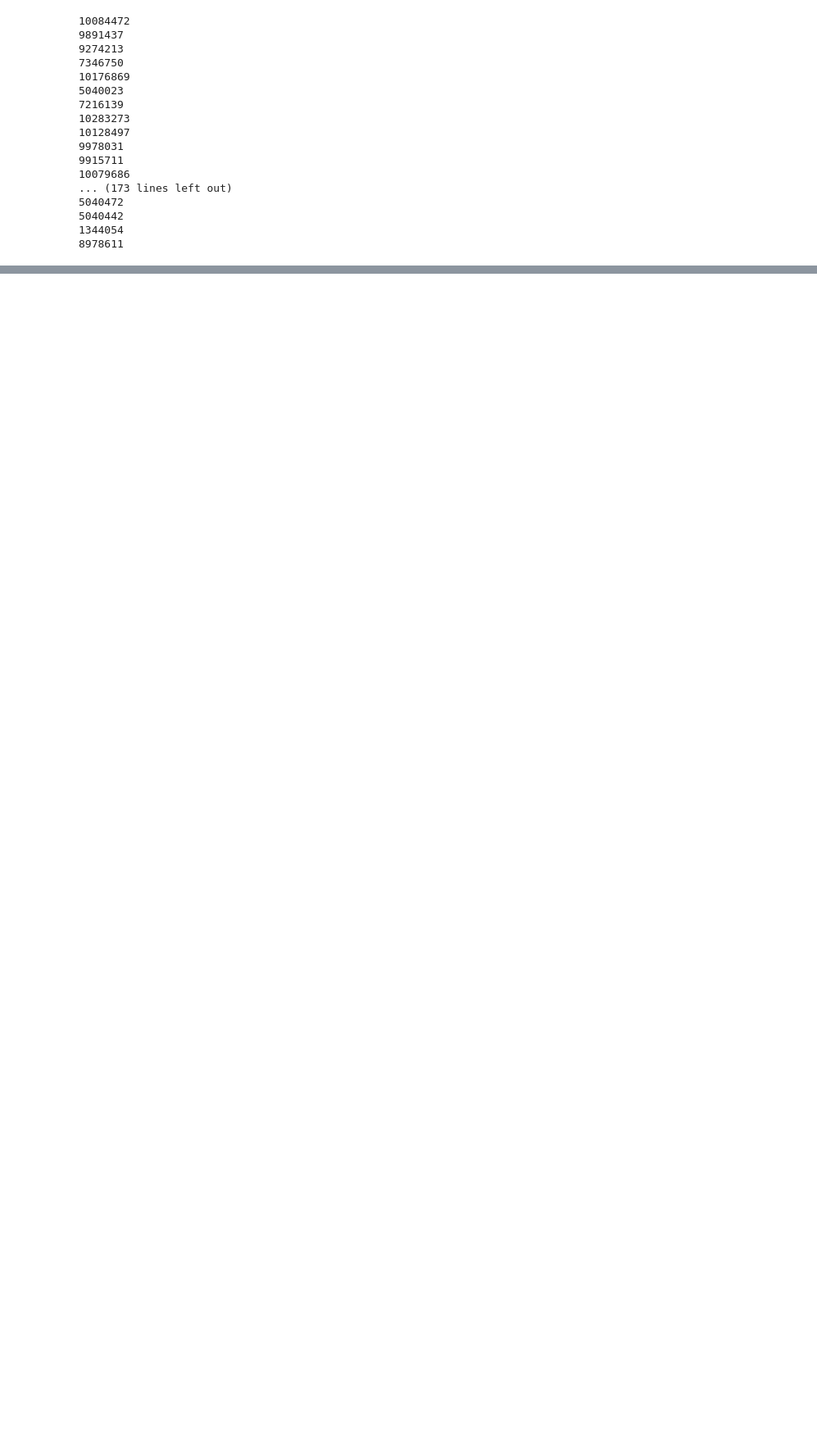
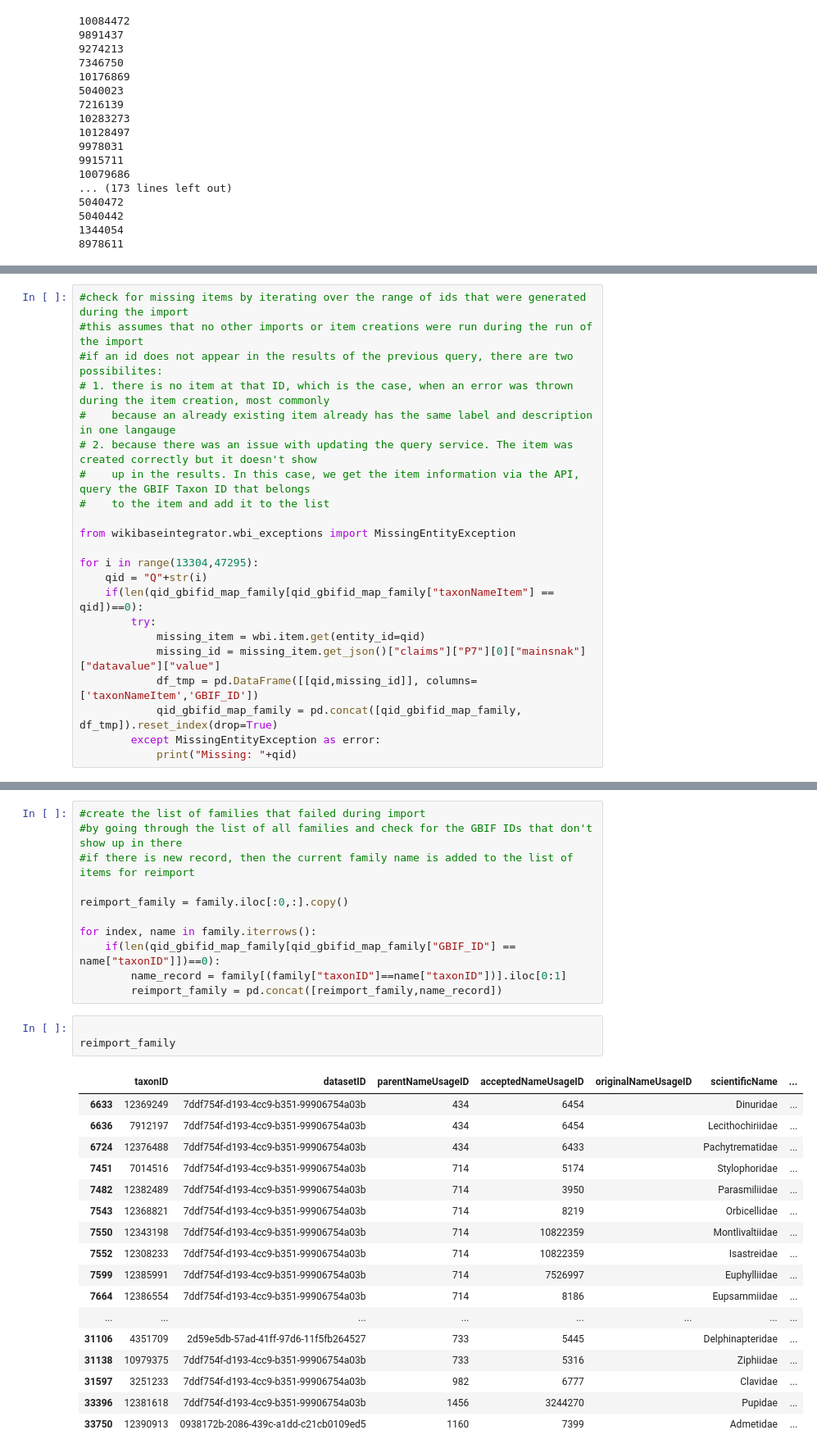
Before and after one commit to DavidFichtmueller/TRE-Import, a Jupyter notebook: TRE Taxonomic Backbone Import.ipynb, the cells around one changed output, grey strips where cells are left out. Shown at 82% size. Drawn from its saved outputs; the diff is of its cells as text; blank space fills up the shorter version.

Commit message:
Updated the scripts: family import, etc
also function cleanup and better documentation

```diff
--- a/TRE Taxonomic Backbone Import.ipynb
+++ b/TRE Taxonomic Backbone Import.ipynb
@@ -637,0 +878,22 @@ importTaxonName(family,login_instance)
+# %%
+#check for missing items by iterating over the range of ids that were generated during the import
+#this assumes that no other imports or item creations were run during the run of the import
+#if an id does not appear in the results of the previous query, there are two possibilites:
+# 1. there is no item at that ID, which is the case, when an error was thrown during the item creation, most commonly
+#    because an already existing item already has the same label and description in one langauge
+# 2. because there was an issue with updating the query service. The item was created correctly but it doesn't show
+#    up in the results. In this case, we get the item information via the API, query the GBIF Taxon ID that belongs
+#    to the item and add it to the list
+
+from wikibaseintegrator.wbi_exceptions import MissingEntityException
+
+for i in range(13304,47295):
+    qid = "Q"+str(i)
+    if(len(qid_gbifid_map_family[qid_gbifid_map_family["taxonNameItem"] == qid])==0):
+        try:
+            missing_item = wbi.item.get(entity_id=qid)
+            missing_id = missing_item.get_json()["claims"]["P7"][0]["mainsnak"]["datavalue"]["value"]
+            df_tmp = pd.DataFrame([[qid,missing_id]], columns=['taxonNameItem','GBIF_ID'])
+            qid_gbifid_map_family = pd.concat([qid_gbifid_map_family, df_tmp]).reset_index(drop=True)
+        except MissingEntityException as error:
+            print("Missing: "+qid)
@@ -637,0 +950,32 @@ importTaxonName(family,login_instance)
+# %%
+#create the list of families that failed during import
+#by going through the list of all families and check for the GBIF IDs that don't show up in there
+#if there is new record, then the current family name is added to the list of items for reimport
+
+reimport_family = family.iloc[:0,:].copy()
+
+for index, name in family.iterrows():
+    if(len(qid_gbifid_map_family[qid_gbifid_map_family["GBIF_ID"] == name["taxonID"]])==0):
+        name_record = family[(family["taxonID"]==name["taxonID"])].iloc[0:1]
+        reimport_family = pd.concat([reimport_family,name_record])
+# %%
+
+reimport_family
+# %% [output]
+|  | taxonID | datasetID | parentNameUsageID | acceptedNameUsageID | originalNameUsageID | scientificName | ... |
+| 6633 | 12369249 | 7ddf754f-d193-4cc9-b351-99906754a03b | 434 | 6454 |  | Dinuridae | ... |
+| 6636 | 7912197 | 7ddf754f-d193-4cc9-b351-99906754a03b | 434 | 6454 |  | Lecithochiriidae | ... |
+| 6724 | 12376488 | 7ddf754f-d193-4cc9-b351-99906754a03b | 434 | 6433 |  | Pachytrematidae | ... |
+| 7451 | 7014516 | 7ddf754f-d193-4cc9-b351-99906754a03b | 714 | 5174 |  | Stylophoridae | ... |
+| 7482 | 12382489 | 7ddf754f-d193-4cc9-b351-99906754a03b | 714 | 3950 |  | Parasmiliidae | ... |
+| 7543 | 12368821 | 7ddf754f-d193-4cc9-b351-99906754a03b | 714 | 8219 |  | Orbicellidae | ... |
+| 7550 | 12343198 | 7ddf754f-d193-4cc9-b351-99906754a03b | 714 | 10822359 |  | Montlivaltiidae | ... |
+| 7552 | 12308233 | 7ddf754f-d193-4cc9-b351-99906754a03b | 714 | 10822359 |  | Isastreidae | ... |
+| 7599 | 12385991 | 7ddf754f-d193-4cc9-b351-99906754a03b | 714 | 7526997 |  | Euphylliidae | ... |
+| 7664 | 12386554 | 7ddf754f-d193-4cc9-b351-99906754a03b | 714 | 8186 |  | Eupsammiidae | ... |
+| ... | ... | ... | ... | ... | ... | ... | ... |
+| 31106 | 4351709 | 2d59e5db-57ad-41ff-97d6-11f5fb264527 | 733 | 5445 |  | Delphinapteridae | ... |
+| 31138 | 10979375 | 7ddf754f-d193-4cc9-b351-99906754a03b | 733 | 5316 |  | Ziphiidae | ... |
+| 31597 | 3251233 | 7ddf754f-d193-4cc9-b351-99906754a03b | 982 | 6777 |  | Clavidae | ... |
+| 33396 | 12381618 | 7ddf754f-d193-4cc9-b351-99906754a03b | 1456 | 3244270 |  | Pupidae | ... |
+| 33750 | 12390913 | 0938172b-2086-439c-a1dd-c21cb0109ed5 | 1160 | 7399 |  | Admetidae | ... |
```
Also changed, not shown: parts of 37 cells of this notebook.
